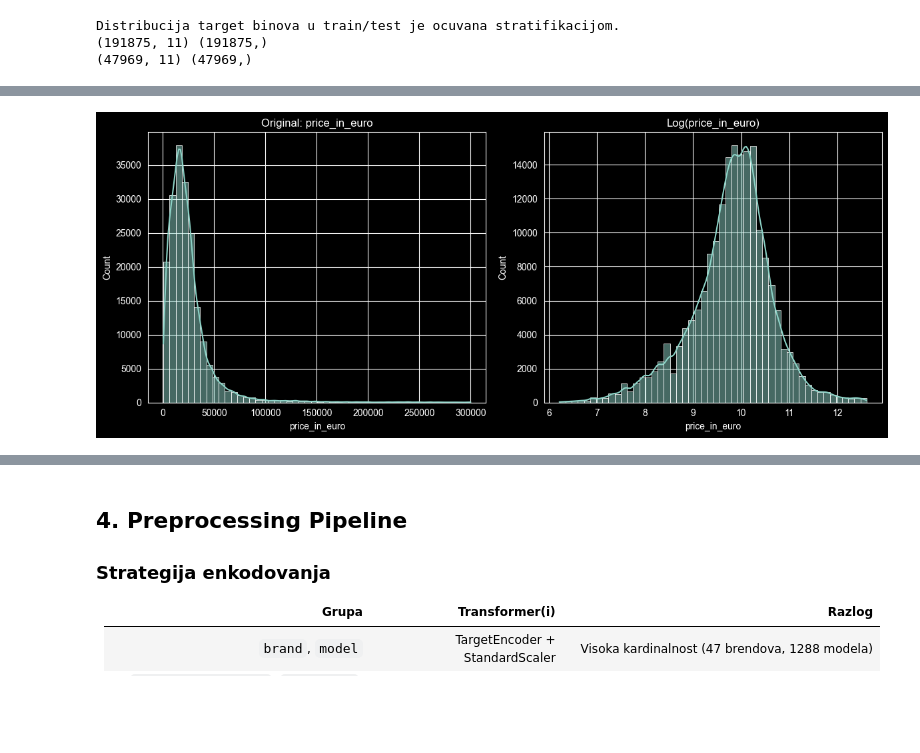
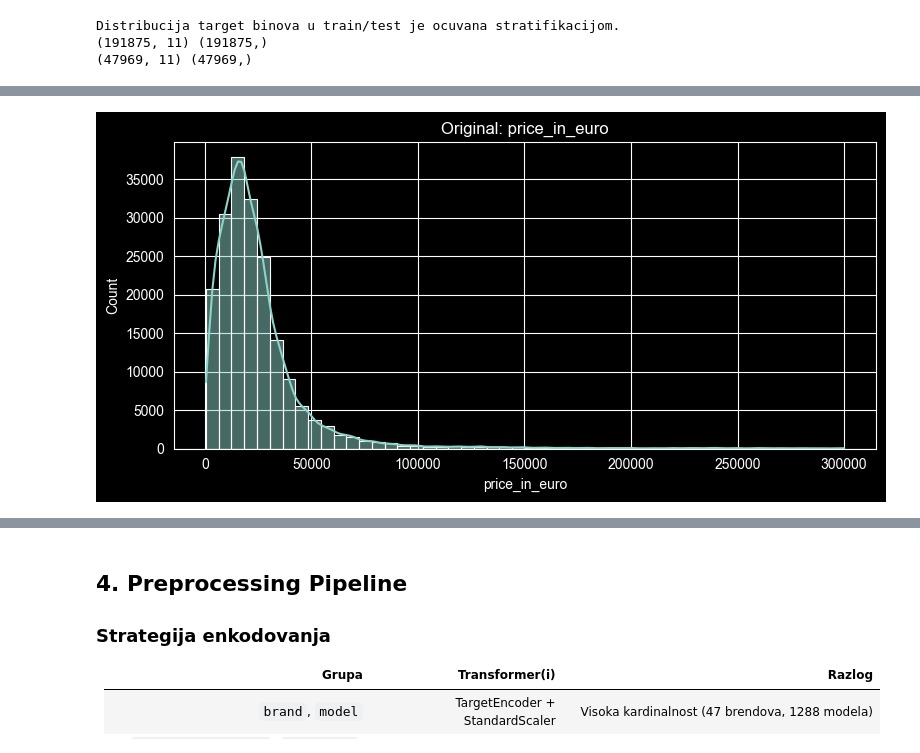
Before and after one commit to IsidorIvanov/used-car-price-prediction, a Jupyter notebook: src/RidgeSolution.ipynb, the cells around one changed output, grey strips where cells are left out. Cells and saved outputs as stored; diff of their text form; code cells hidden in the pictures; blank space fills up the shorter version.

```diff
--- a/src/RidgeSolution.ipynb
+++ b/src/RidgeSolution.ipynb
@@ -238,16 +292,9 @@ Na osnovu vizuelne analize može se zaključiti:
 # %%
-plt.figure(figsize=(12,5))
-
-plt.subplot(1,2,1)
+plt.figure(figsize=(8,4))
 sns.histplot(y_train, bins=50, kde=True)
 plt.title('Original: price_in_euro')
 
-# LOG
-plt.subplot(1,2,2)
-sns.histplot(y_train_log, bins=50, kde=True)
-plt.title('Log(price_in_euro)')
-
 plt.tight_layout()
 plt.show()
 # %% [output]
-[figure, old version]
+[figure, new version]
```
Also changed, not shown: parts of 45 cells of this notebook.
